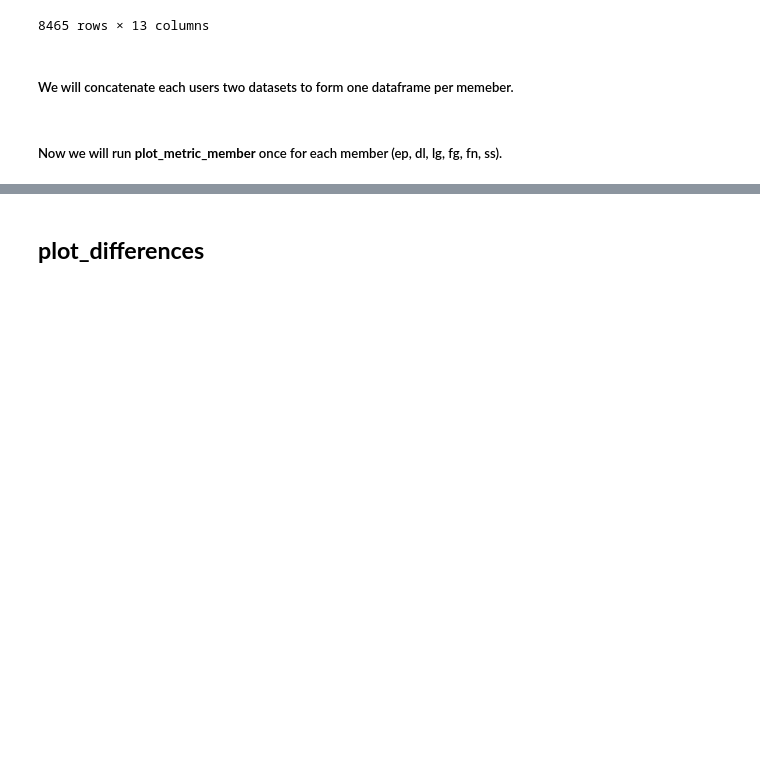
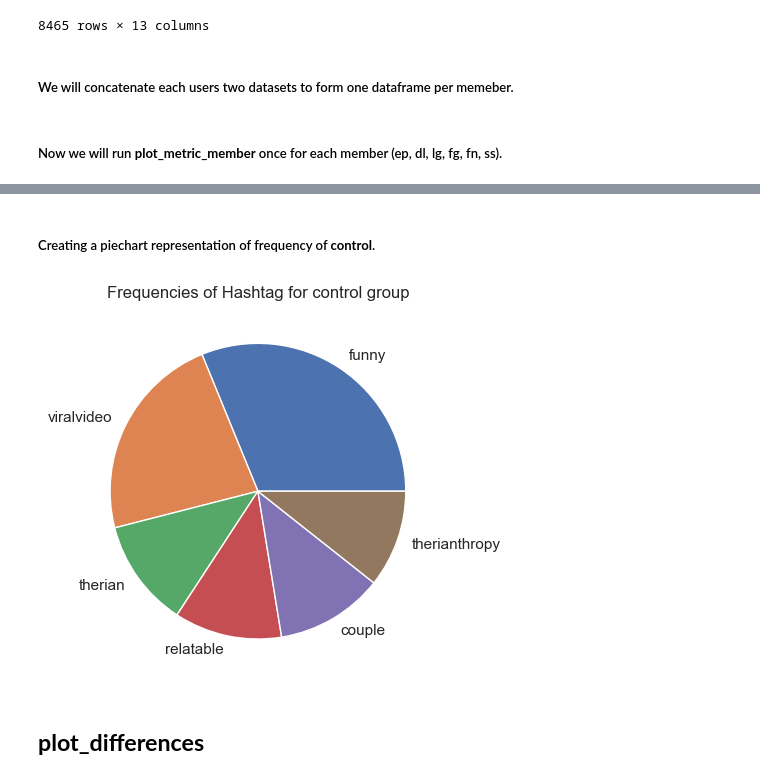
Before and after one commit to Dorajyl/CS315-Project-1, a Jupyter notebook: data_analysis/cs315_project1_sec1group2_visualizations.ipynb, the cells around one changed output, grey strips where cells are left out. Drawn from its saved outputs; the diff is of its cells as text; code cells hidden in the pictures; blank space fills up the shorter version.

```diff
--- a/data_analysis/cs315_project1_sec1group2_visualizations.ipynb
+++ b/data_analysis/cs315_project1_sec1group2_visualizations.ipynb
@@ -227,2 +406,8 @@ sns.lineplot(x='run',y='likes',data=df_activ_group,color = 'lightblue')
+# %% [markdown]
+##### Creating a piechart representation of frequency of **control**.
+# %%
+get_hashfreq_pie(df_control, 'control')
+# %% [output]
+[figure, added]
 # %% [markdown]
 ## **plot_differences**
```
Also changed, not shown: parts of 24 cells of this notebook, 29 other files.
